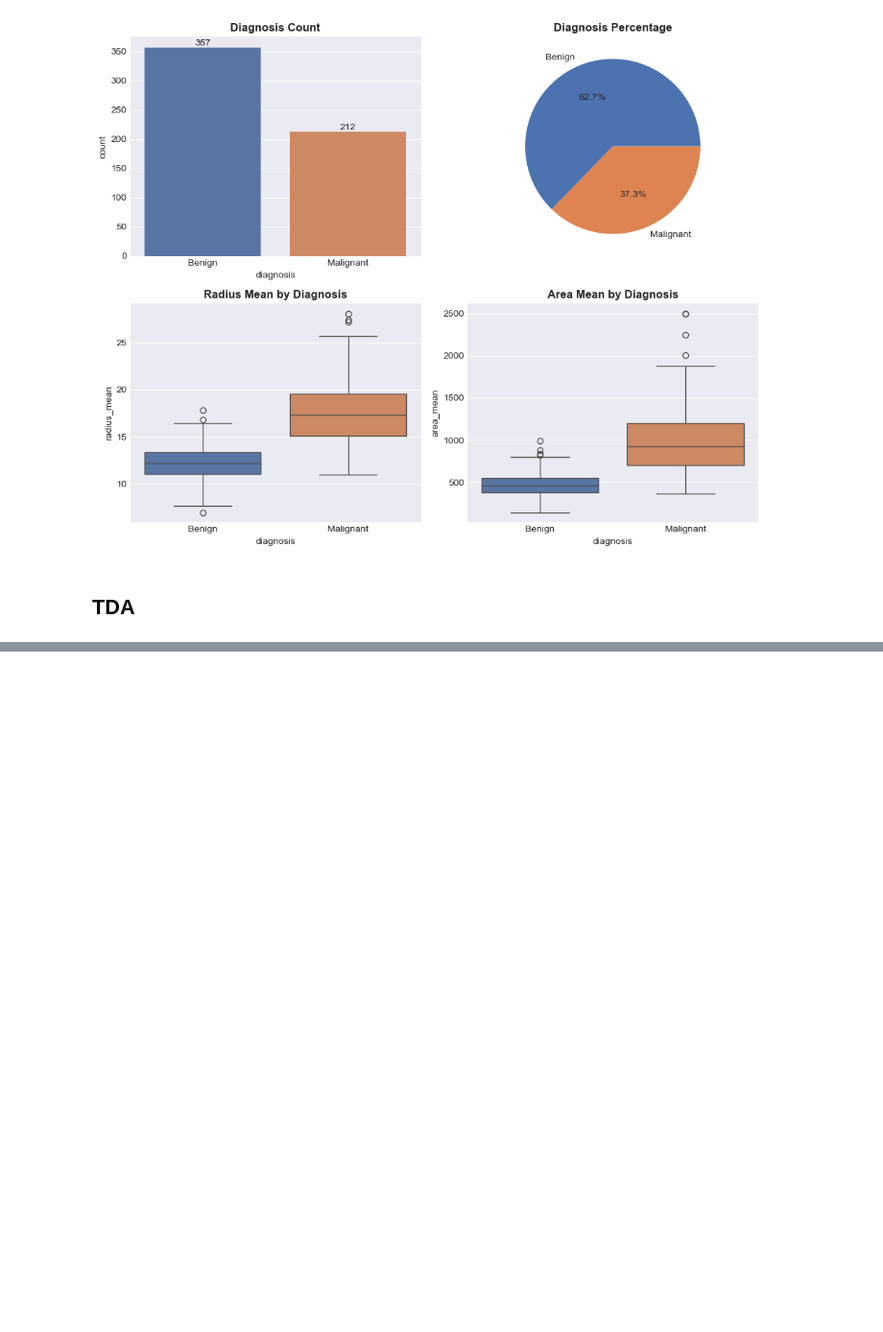
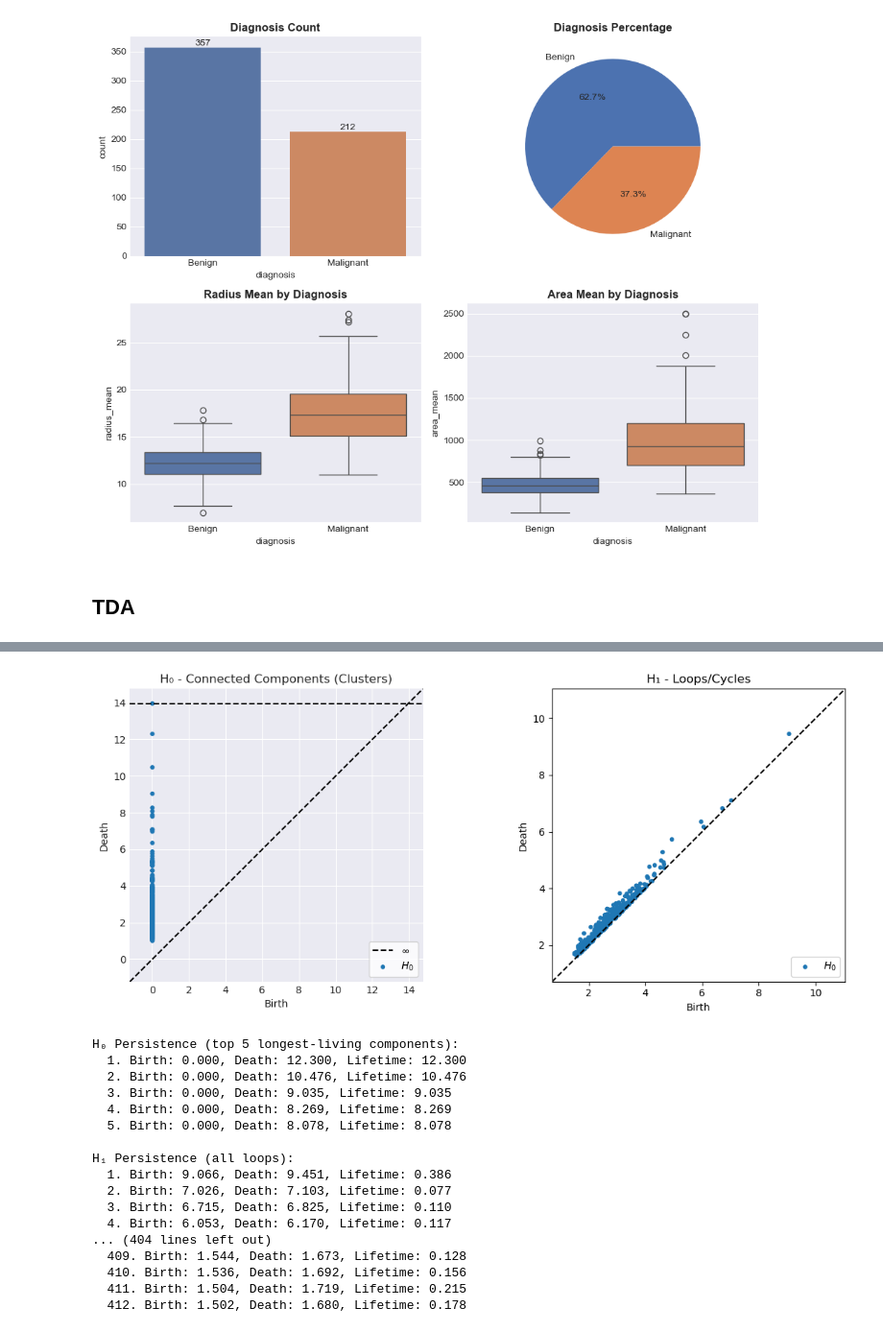
Before and after one commit to ajenee1/TDA, a Jupyter notebook: tda.ipynb, the cells around one changed output, grey strips where cells are left out. Shown at 96% size. Saved outputs shown, nothing was run; the diff lists cells and outputs as text; code cells hidden in the pictures; blank space fills up the shorter version.

```diff
--- a/tda.ipynb
+++ b/tda.ipynb
@@ -240,3 +156,9 @@ plt.hist(err_distances[5])
-# %%
-for i in range(number_data_points):
-    plt.hist(wisconsin_distances[i])
+# %%
+from scipy.spatial.distance import pdist, squareform
+
+# Calculate pairwise Euclidean distances
+distance_matrix = squareform(pdist(df_standardized, metric='euclidean'))
+
+# Check the shape
+print(f"Distance matrix shape: {distance_matrix.shape}")
+print(f"This is a {distance_matrix.shape[0]} x {distance_matrix.shape[1]} matrix")
@@ -242,0 +182,55 @@ for i in range(number_data_points):
+# %%
+
+from persim import plot_diagrams
+
+# If you haven't run ripser yet, run this:
+result = ripser(distance_matrix, maxdim=1, distance_matrix=True)
+diagrams = result['dgms']
+
+# Visualize persistence diagrams
+plt.figure(figsize=(12, 5))
+
+# Plot H0 (connected components)
+plt.subplot(1, 2, 1)
+plot_diagrams(diagrams[0:1], show=False)
+plt.title('H₀ - Connected Components (Clusters)')
+
+# Plot H1 (loops)
+plt.subplot(1, 2, 2)
+plot_diagrams(diagrams[1:2], show=False)
+plt.title('H₁ - Loops/Cycles')
+
+plt.tight_layout()
+plt.show()
+
+# Print persistence information
+print("\nH₀ Persistence (top 5 longest-living components):")
+h0_persistence = diagrams[0][diagrams[0][:, 1] < np.inf]  # Remove infinite persistence
+h0_lifetimes = h0_persistence[:, 1] - h0_persistence[:, 0]
+top_h0 = np.argsort(h0_lifetimes)[-5:][::-1]
+for i, idx in enumerate(top_h0, 1):
+    birth, death = h0_persistence[idx]
+    print(f"  {i}. Birth: {birth:.3f}, Death: {death:.3f}, Lifetime: {death-birth:.3f}")
+
+print("\nH₁ Persistence (all loops):")
+for i, (birth, death) in enumerate(diagrams[1], 1):
+    print(f"  {i}. Birth: {birth:.3f}, Death: {death:.3f}, Lifetime: {death-birth:.3f}")
+# %% [output]
+[figure, added]
+H₀ Persistence (top 5 longest-living components):
+  1. Birth: 0.000, Death: 12.300, Lifetime: 12.300
+  2. Birth: 0.000, Death: 10.476, Lifetime: 10.476
+  3. Birth: 0.000, Death: 9.035, Lifetime: 9.035
+  4. Birth: 0.000, Death: 8.269, Lifetime: 8.269
+  5. Birth: 0.000, Death: 8.078, Lifetime: 8.078
+
+H₁ Persistence (all loops):
+  1. Birth: 9.066, Death: 9.451, Lifetime: 0.386
+  2. Birth: 7.026, Death: 7.103, Lifetime: 0.077
+  3. Birth: 6.715, Death: 6.825, Lifetime: 0.110
+  4. Birth: 6.053, Death: 6.170, Lifetime: 0.117
+... (404 lines left out)
+  409. Birth: 1.544, Death: 1.673, Lifetime: 0.128
+  410. Birth: 1.536, Death: 1.692, Lifetime: 0.156
+  411. Birth: 1.504, Death: 1.719, Lifetime: 0.215
+  412. Birth: 1.502, Death: 1.680, Lifetime: 0.178
```
Also changed, not shown: parts of 17 cells of this notebook, 2 other files.
